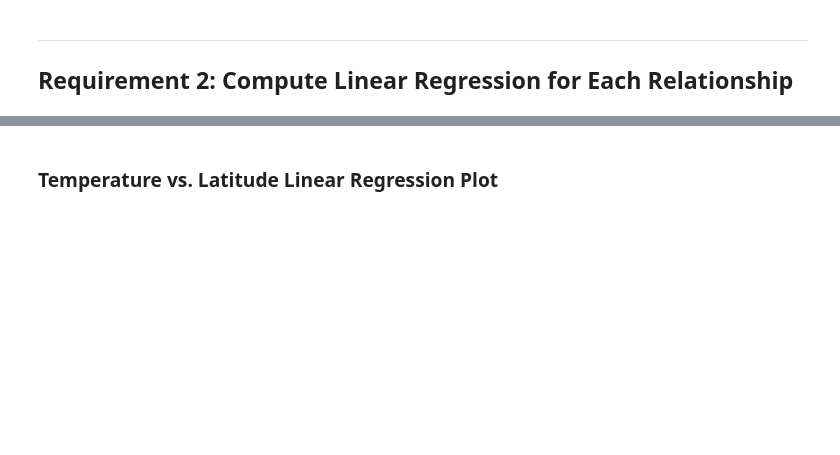
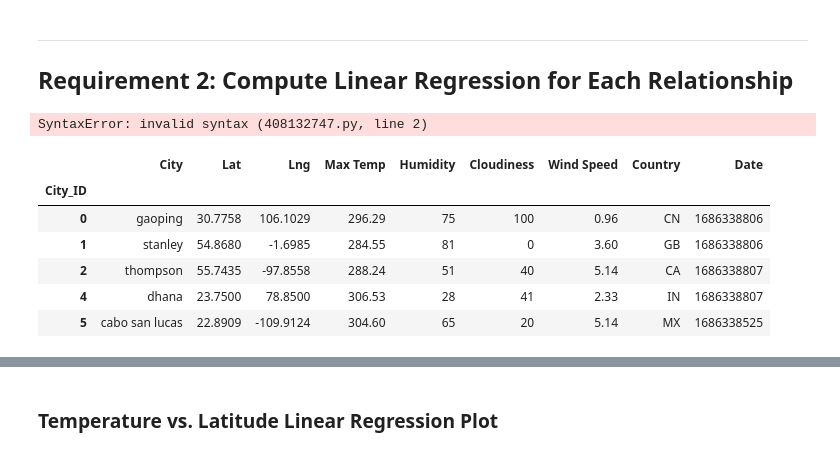
Before and after one commit to EBPaz/python-API-challenge, a Jupyter notebook: WeatherPy/starter_code/WeatherPy.ipynb, the cells around one changed output, grey strips where cells are left out. Drawn from its saved outputs; the diff is of its cells as text; code cells hidden in the pictures; blank space fills up the shorter version.

Commit message:
commit to confirm regression equation

```diff
--- a/WeatherPy/starter_code/WeatherPy.ipynb
+++ b/WeatherPy/starter_code/WeatherPy.ipynb
@@ -276,8 +273,36 @@ plt.show()
+# %%
+# Define a function to create Linear Regression plots
+def adding_linear_regression(x_values, y_values, x_label, y_label, hemisphere, eq_location):
+    (slope, intercept, rvalue, pvalue, stderr) = linregress(x_values, y_values)
+
+    # code the regression values
+    regress_values = x_values * slope + intercept
+
+    #code the line equation
+    line_eq = "y = " + str(round(slope,2)) + "x + " + str(round(intercept,2))
+
+    #code to create each plot
+    plt.scatter(x_values, y_values, edgecolor= "black", color= "lime")
+    plt.plot(x_values, regress_values, "r-")
+    plt.annotate(line_eq, eq_location, fontsize = 15, color = "red")
+    plt.title(f'{hemisphere} Hemisphere - {x_label} vs. {y_label}by City on 6/9/2023')
+    plt.xlabel(x_label)
+    plt.ylabel(y_label)
+# %% [output]
+SyntaxError: invalid syntax (408132747.py, line 2)
 # %%
 # Create a DataFrame with the Northern Hemisphere data (Latitude >= 0)
-northern_hemi_df =
+northern_hemi_df = pd.DataFrame(city_data_df.loc[city_data_df["Lat"]>= 0, :])
 
 # Display sample data
 northern_hemi_df.head()
+# %% [output]
+|  | City | Lat | Lng | Max Temp | Humidity | Cloudiness | Wind Speed | Country | Date |
+| City_ID |  |  |  |  |  |  |  |  |  |
+| 0 | gaoping | 30.7758 | 106.1029 | 296.29 | 75 | 100 | 0.96 | CN | 1686338806 |
+| 1 | stanley | 54.8680 | -1.6985 | 284.55 | 81 | 0 | 3.60 | GB | 1686338806 |
+| 2 | thompson | 55.7435 | -97.8558 | 288.24 | 51 | 40 | 5.14 | CA | 1686338807 |
+| 4 | dhana | 23.7500 | 78.8500 | 306.53 | 28 | 41 | 2.33 | IN | 1686338807 |
+| 5 | cabo san lucas | 22.8909 | -109.9124 | 304.60 | 65 | 20 | 5.14 | MX | 1686338525 |
 # %%
 # Create a DataFrame with the Southern Hemisphere data (Latitude < 0)
```
Also changed, not shown: parts of 13 cells of this notebook, 5 other files.
